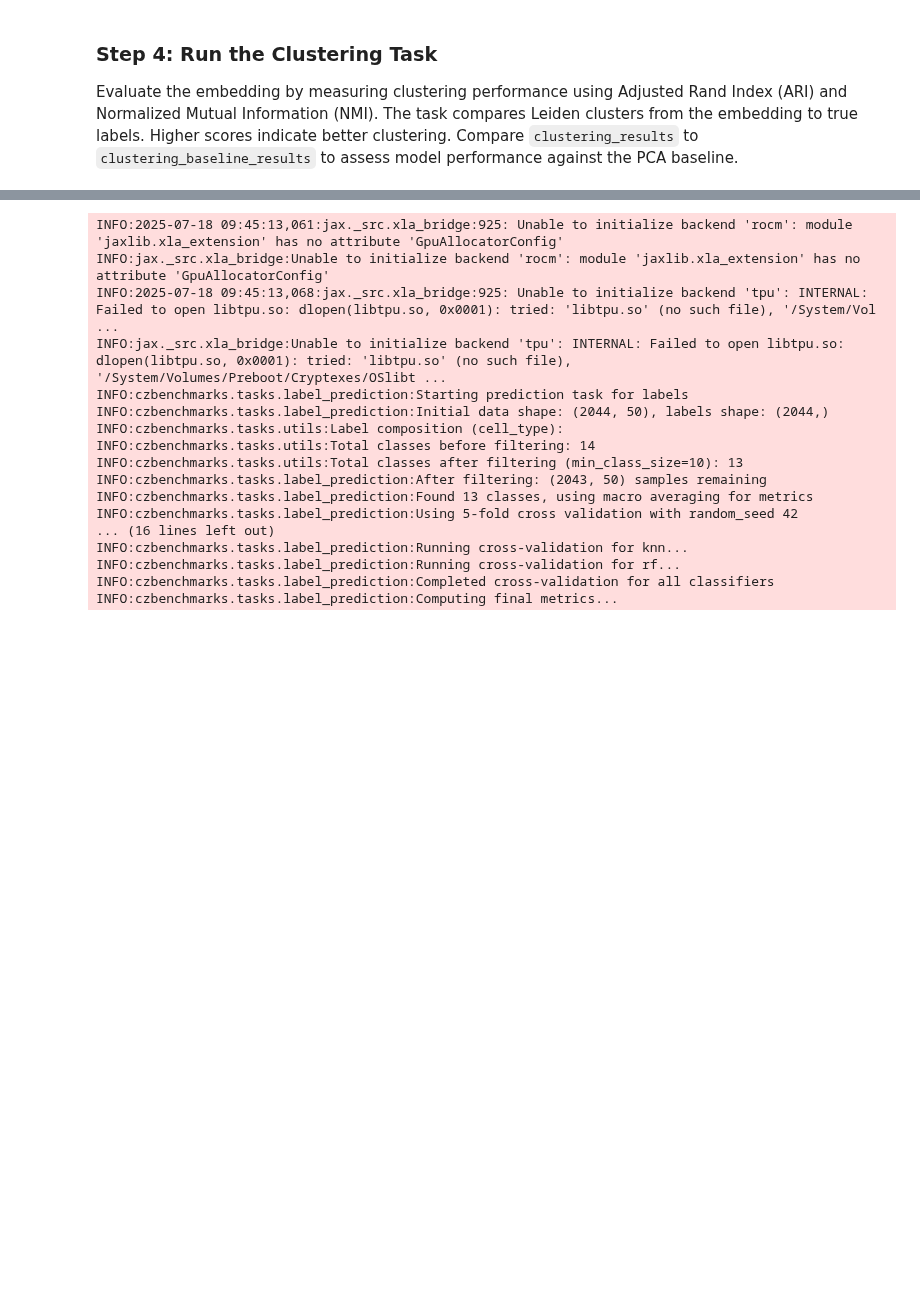
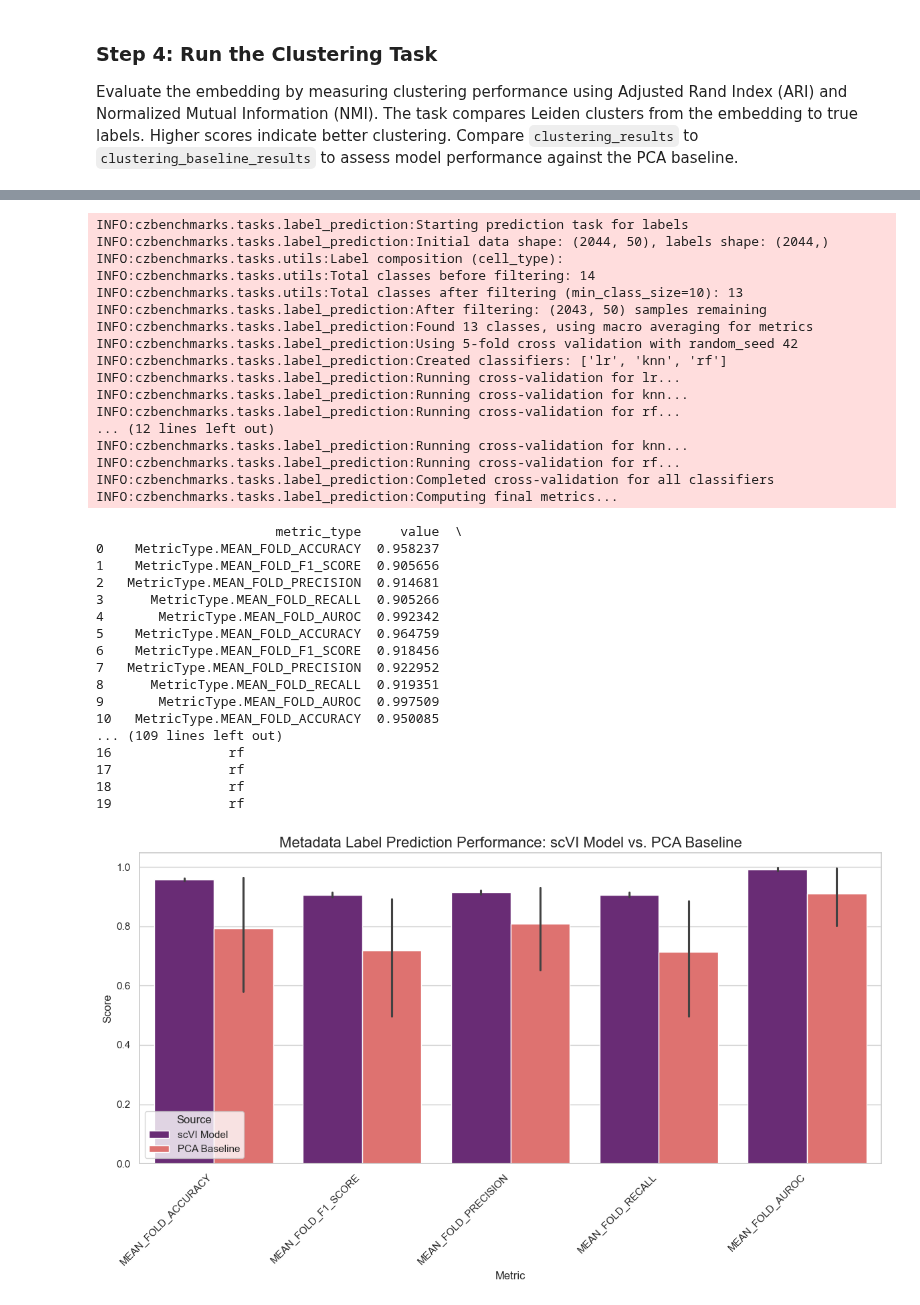
Before and after one commit to chanzuckerberg/cz-benchmarks, a Jupyter notebook: examples/scvi_model_dev_workflow.ipynb, the cells around one changed output, grey strips where cells are left out. Drawn from its saved outputs; the diff is of its cells as text; code cells hidden in the pictures; blank space fills up the shorter version.

```diff
--- a/examples/scvi_model_dev_workflow.ipynb
+++ b/examples/scvi_model_dev_workflow.ipynb
@@ -158,39 +230,74 @@ Initialize each task, specify inputs, and evaluate both the model output and PCA
 # %%
-# Get raw expression data for baseline computation
-expression_data = dataset.adata.X
 
-# --- Run Embedding Task ---
-embedding_task = EmbeddingTask()
-embedding_task_input = EmbeddingTaskInput(input_labels=dataset.labels)
-embedding_results = embedding_task.run(model_output, embedding_task_input)
-embedding_baseline = embedding_task.compute_baseline(expression_data)
-embedding_baseline_results = embedding_task.run(
-    embedding_baseline, embedding_task_input
+all_results = {}
+# --- Run Prediction Task ---
+# Run prediction task for model and baseline
+prediction_task = MetadataLabelPredictionTask()
+prediction_task_input = MetadataLabelPredictionTaskInput(labels=dataset.labels)
+prediction_results_model = prediction_task.run(model_output, prediction_task_input)
+prediction_baseline = prediction_task.compute_baseline(expression_data)
+prediction_results_baseline = prediction_task.run(
+    prediction_baseline, prediction_task_input
 )
 
-# --- Run Prediction Task ---
-prediction_task = MetadataLabelPredictionTask()
-prediction_task_input = MetadataLabelPredictionTaskInput(labels=dataset.labels)
-prediction_results = prediction_task.run(model_output, prediction_task_input)
-prediction_baseline = prediction_task.compute_baseline(expression_data)
-prediction_baseline_results = prediction_task.run(
-    prediction_baseline, prediction_task_input
-)
+# Store results
+all_results["prediction"] = {
+    "model": [r.model_dump() for r in prediction_results_model],
+    "baseline": [r.model_dump() for r in prediction_results_baseline],
+}
+
+# Visualize Prediction Results
+df_pred_model = pd.DataFrame(all_results["prediction"]["model"])
+df_pred_baseline = pd.DataFrame(all_results["prediction"]["baseline"])
+df_pred_model['source'] = 'scVI Model'
+df_pred_baseline['source'] = 'PCA Baseline'
+df_pred = pd.concat([df_pred_model, df_pred_baseline])
+df_pred['metric_name'] = df_pred['metric_type'].apply(lambda x: x.name)
+df_pred['classifier'] = df_pred['params'].apply(lambda p: p.get('classifier', 'Overall'))
+
+
+plt.figure(figsize=(12, 7))
+sns.barplot(data=df_pred, x='metric_name', y='value', hue='source', palette="magma")
+plt.title('Metadata Label Prediction Performance: scVI Model vs. PCA Baseline', fontsize=16)
+plt.ylabel('Score', fontsize=12)
+plt.xlabel('Metric', fontsize=12)
+plt.xticks(rotation=45, ha="right")
+plt.legend(title='Source')
+plt.tight_layout()
+plt.show()
 # %% [output]
-INFO:2025-07-18 09:45:13,061:jax._src.xla_bridge:925: Unable to initialize backend 'rocm': module 'jaxlib.xla_extension' has no attribute 'GpuAllocatorConfig'
-INFO:jax._src.xla_bridge:Unable to initialize backend 'rocm': module 'jaxlib.xla_extension' has no attribute 'GpuAllocatorConfig'
-INFO:2025-07-18 09:45:13,068:jax._src.xla_bridge:925: Unable to initialize backend 'tpu': INTERNAL: Failed to open libtpu.so: dlopen(libtpu.so, 0x0001): tried: 'libtpu.so' (no such file), '/System/Vol ...
-INFO:jax._src.xla_bridge:Unable to initialize backend 'tpu': INTERNAL: Failed to open libtpu.so: dlopen(libtpu.so, 0x0001): tried: 'libtpu.so' (no such file), '/System/Volumes/Preboot/Cryptexes/OSlibt ...
 INFO:czbenchmarks.tasks.label_prediction:Starting prediction task for labels
 INFO:czbenchmarks.tasks.label_prediction:Initial data shape: (2044, 50), labels shape: (2044,)
 INFO:czbenchmarks.tasks.utils:Label composition (cell_type):
 INFO:czbenchmarks.tasks.utils:Total classes before filtering: 14
 INFO:czbenchmarks.tasks.utils:Total classes after filtering (min_class_size=10): 13
 INFO:czbenchmarks.tasks.label_prediction:After filtering: (2043, 50) samples remaining
 INFO:czbenchmarks.tasks.label_prediction:Found 13 classes, using macro averaging for metrics
 INFO:czbenchmarks.tasks.label_prediction:Using 5-fold cross validation with random_seed 42
-... (16 lines left out)
+INFO:czbenchmarks.tasks.label_prediction:Created classifiers: ['lr', 'knn', 'rf']
+INFO:czbenchmarks.tasks.label_prediction:Running cross-validation for lr...
+INFO:czbenchmarks.tasks.label_prediction:Running cross-validation for knn...
+INFO:czbenchmarks.tasks.label_prediction:Running cross-validation for rf...
+... (12 lines left out)
 INFO:czbenchmarks.tasks.label_prediction:Running cross-validation for knn...
 INFO:czbenchmarks.tasks.label_prediction:Running cross-validation for rf...
 INFO:czbenchmarks.tasks.label_prediction:Completed cross-validation for all classifiers
 INFO:czbenchmarks.tasks.label_prediction:Computing final metrics...
+                       metric_type     value  \
+0    MetricType.MEAN_FOLD_ACCURACY  0.958237
+1    MetricType.MEAN_FOLD_F1_SCORE  0.905656
+2   MetricType.MEAN_FOLD_PRECISION  0.914681
+3      MetricType.MEAN_FOLD_RECALL  0.905266
+4       MetricType.MEAN_FOLD_AUROC  0.992342
+5    MetricType.MEAN_FOLD_ACCURACY  0.964759
+6    MetricType.MEAN_FOLD_F1_SCORE  0.918456
+7   MetricType.MEAN_FOLD_PRECISION  0.922952
+8      MetricType.MEAN_FOLD_RECALL  0.919351
+9       MetricType.MEAN_FOLD_AUROC  0.997509
+10   MetricType.MEAN_FOLD_ACCURACY  0.950085
+... (109 lines left out)
+16               rf
+17               rf
+18               rf
+19               rf
+[figure, added]
```
Also changed, not shown: parts of 7 cells of this notebook, 13 other files.
